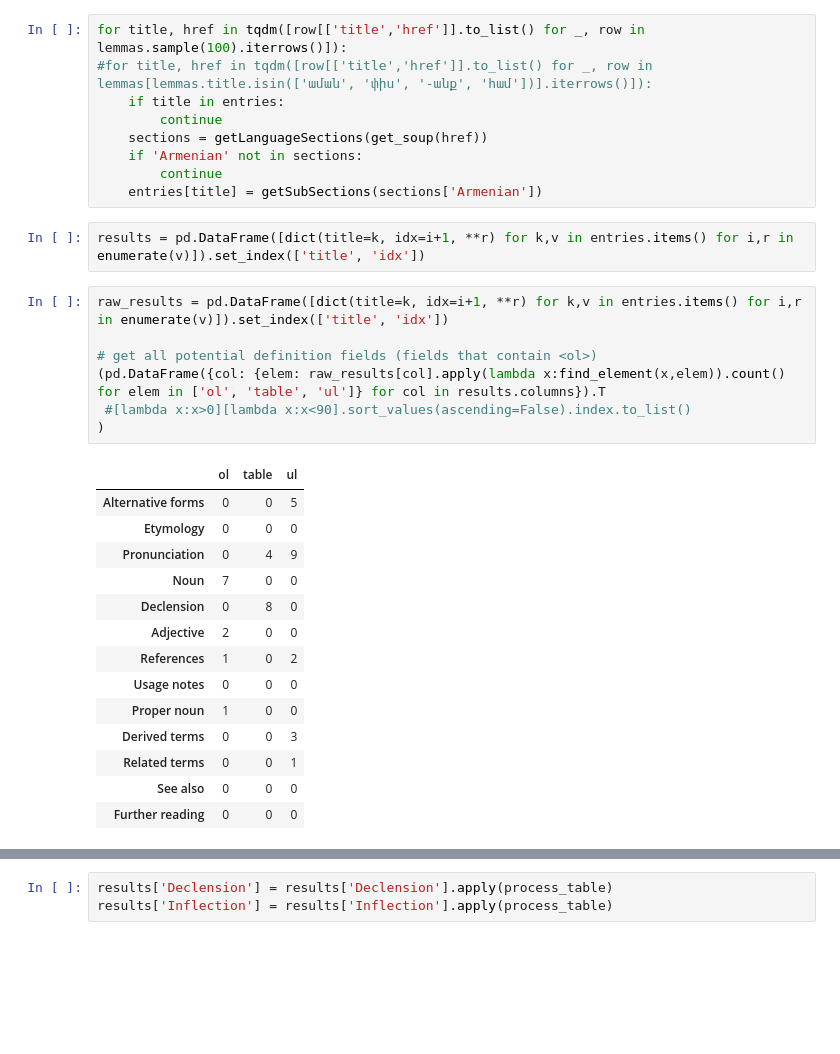
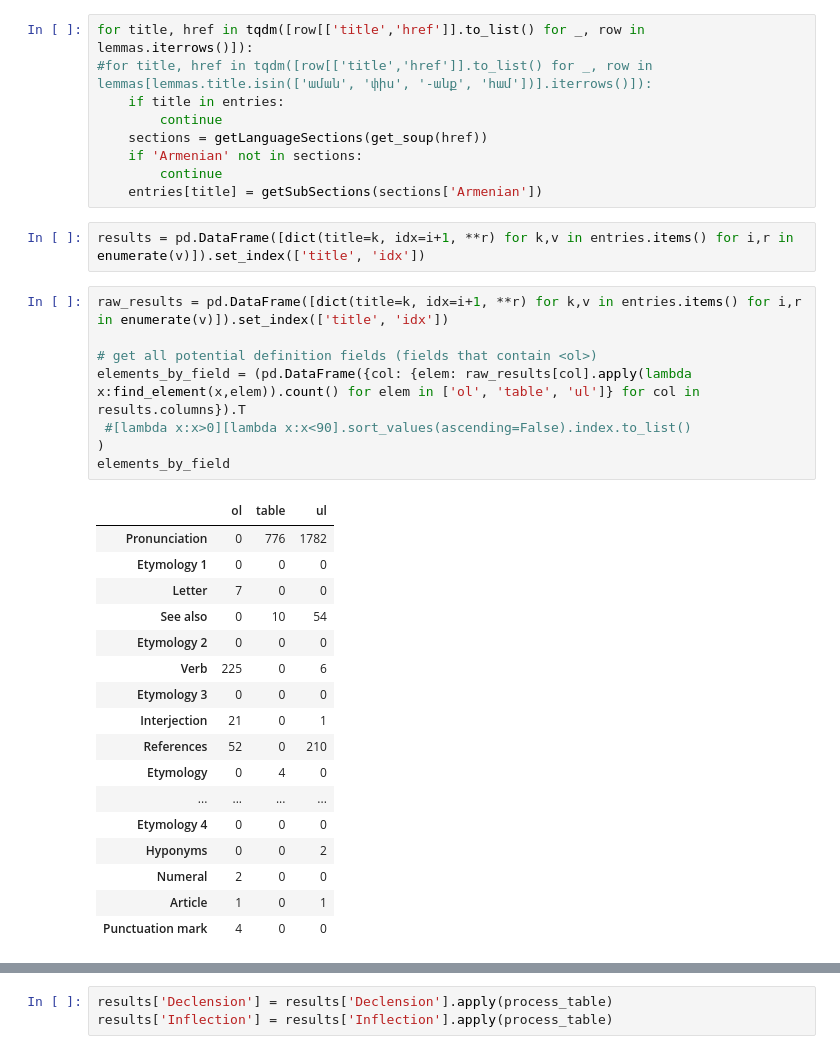
Before and after one commit to kebuhcah/viet-wiktionary-scrape, a Jupyter notebook: sandbox.ipynb, the cells around one changed output, grey strips where cells are left out. Cells and saved outputs as stored; diff of their text form; blank space fills up the shorter version.

Commit message:
Full analysis of html elements that co-occur with definition fields

```diff
--- a/sandbox.ipynb
+++ b/sandbox.ipynb
@@ -158,7 +158,7 @@ def process_definition(tag):
 
 entries = {}
 # %%
-for title, href in tqdm([row[['title','href']].to_list() for _, row in lemmas.sample(100).iterrows()]):
+for title, href in tqdm([row[['title','href']].to_list() for _, row in lemmas.iterrows()]):
 #for title, href in tqdm([row[['title','href']].to_list() for _, row in lemmas[lemmas.title.isin(['աման', 'փիս', '-անք', 'համ'])].iterrows()]):
     if title in entries:
         continue
@@ -171,22 +171,26 @@ results = pd.DataFrame([dict(title=k, idx=i+1, **r) for k,v in entries.items() f
 # %%
 raw_results = pd.DataFrame([dict(title=k, idx=i+1, **r) for k,v in entries.items() for i,r in enumerate(v)]).set_index(['title', 'idx'])
 
 # get all potential definition fields (fields that contain <ol>)
-(pd.DataFrame({col: {elem: raw_results[col].apply(lambda x:find_element(x,elem)).count() for elem in ['ol', 'table', 'ul']} for col in results.columns}).T
+elements_by_field = (pd.DataFrame({col: {elem: raw_results[col].apply(lambda x:find_element(x,elem)).count() for elem in ['ol', 'table', 'ul']} for col in results.columns}).T
  #[lambda x:x>0][lambda x:x<90].sort_values(ascending=False).index.to_list()
 )
+elements_by_field
 # %% [output]
 |  | ol | table | ul |
-| Alternative forms | 0 | 0 | 5 |
-| Etymology | 0 | 0 | 0 |
-| Pronunciation | 0 | 4 | 9 |
-| Noun | 7 | 0 | 0 |
-| Declension | 0 | 8 | 0 |
-| Adjective | 2 | 0 | 0 |
-| References | 1 | 0 | 2 |
-| Usage notes | 0 | 0 | 0 |
-| Proper noun | 1 | 0 | 0 |
-| Derived terms | 0 | 0 | 3 |
-| Related terms | 0 | 0 | 1 |
-| See also | 0 | 0 | 0 |
-| Further reading | 0 | 0 | 0 |
+| Pronunciation | 0 | 776 | 1782 |
+| Etymology 1 | 0 | 0 | 0 |
+| Letter | 7 | 0 | 0 |
+| See also | 0 | 10 | 54 |
+| Etymology 2 | 0 | 0 | 0 |
+| Verb | 225 | 0 | 6 |
+| Etymology 3 | 0 | 0 | 0 |
+| Interjection | 21 | 0 | 1 |
+| References | 52 | 0 | 210 |
+| Etymology | 0 | 4 | 0 |
+| ... | ... | ... | ... |
+| Etymology 4 | 0 | 0 | 0 |
+| Hyponyms | 0 | 0 | 2 |
+| Numeral | 2 | 0 | 0 |
+| Article | 1 | 0 | 1 |
+| Punctuation mark | 4 | 0 | 0 |
```
Also changed, not shown: parts of 7 cells of this notebook.
